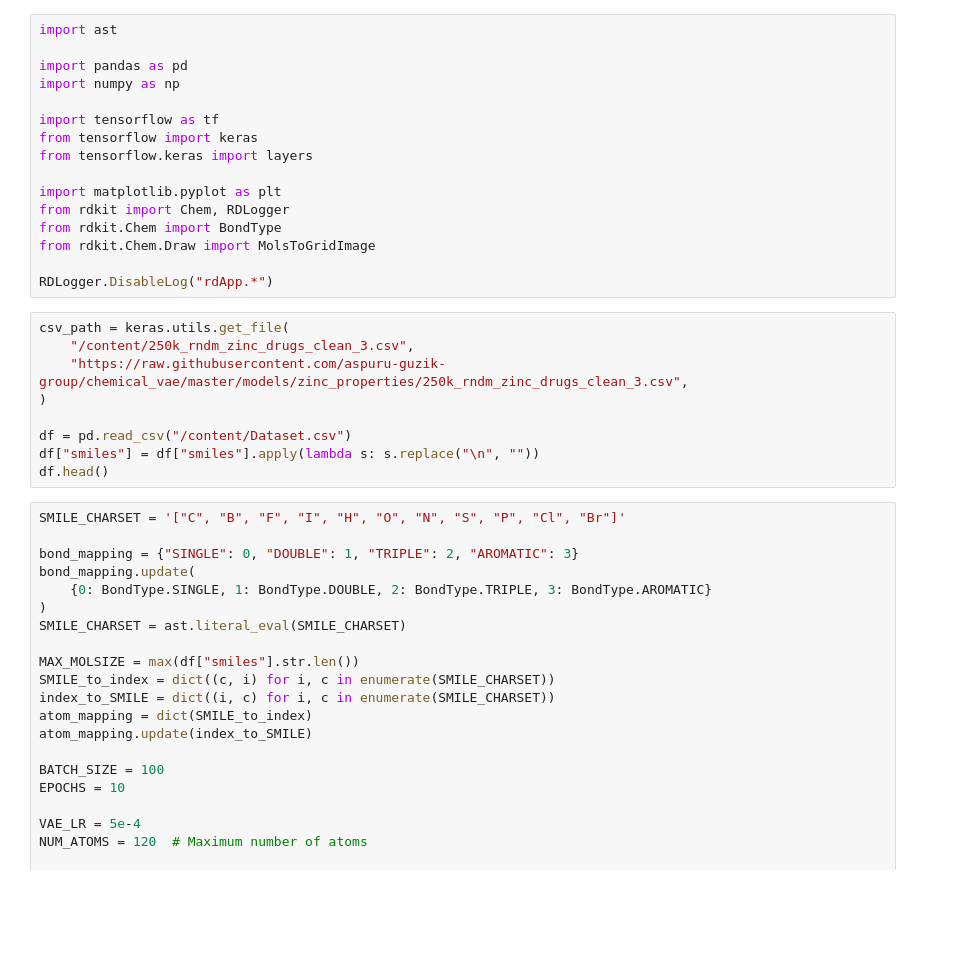
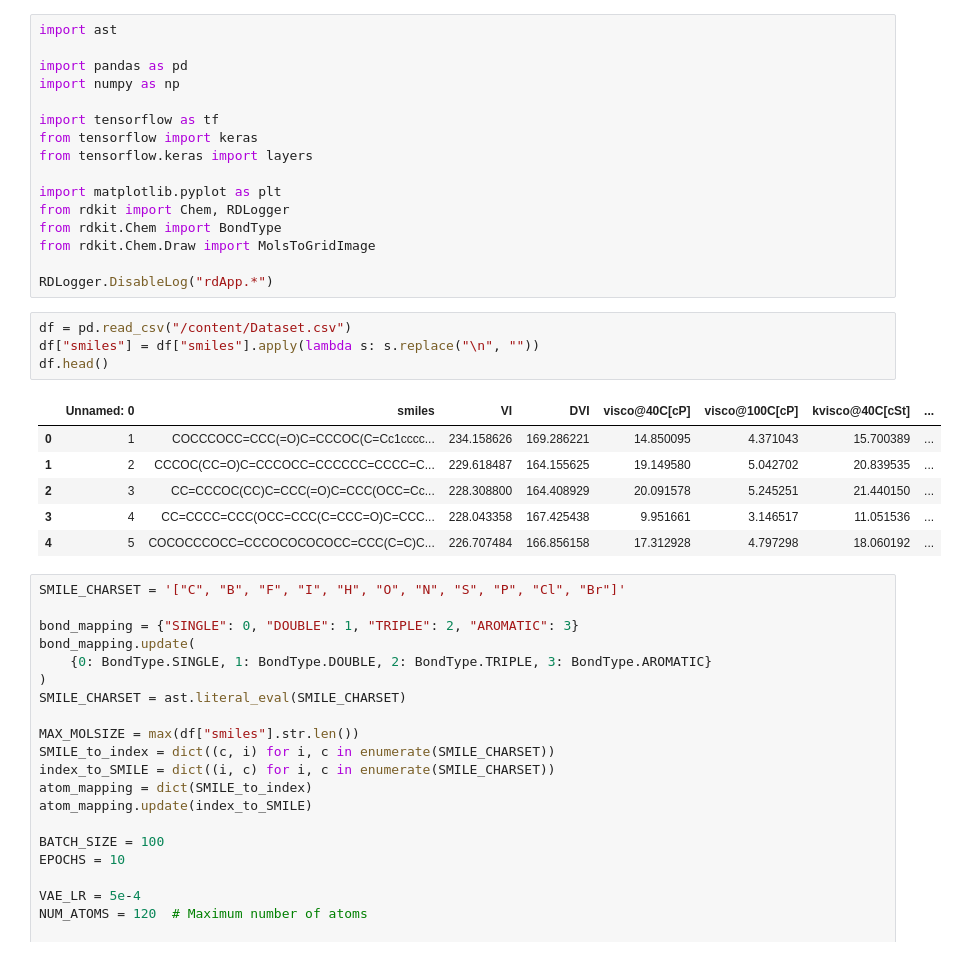
Before and after one commit to EmicoBinsfinder/GNN_Viscosity_Prediction, a Jupyter notebook: GraphVAE_MoleculeGeneration.ipynb, the cells around one changed output. Saved outputs shown, nothing was run; the diff lists cells and outputs as text; blank space fills up the shorter version.

```diff
--- a/GraphVAE_MoleculeGeneration.ipynb
+++ b/GraphVAE_MoleculeGeneration.ipynb
@@ -19,14 +19,16 @@ from rdkit.Chem.Draw import MolsToGridImage
 
 RDLogger.DisableLog("rdApp.*")
 # %%
-csv_path = keras.utils.get_file(
-    "/content/250k_rndm_zinc_drugs_clean_3.csv",
-    "https://raw.githubusercontent.com/aspuru-guzik-group/chemical_vae/master/models/zinc_properties/250k_rndm_zinc_drugs_clean_3.csv",
-)
-
 df = pd.read_csv("/content/Dataset.csv")
 df["smiles"] = df["smiles"].apply(lambda s: s.replace("\n", ""))
 df.head()
+# %% [output]
+|  | Unnamed: 0 | smiles | VI | DVI | visco@40C[cP] | visco@100C[cP] | kvisco@40C[cSt] | ... |
+| 0 | 1 | COCCCOCC=CCC(=O)C=CCCOC(C=Cc1cccc... | 234.158626 | 169.286221 | 14.850095 | 4.371043 | 15.700389 | ... |
+| 1 | 2 | CCCOC(CC=O)C=CCCOCC=CCCCCC=CCCC=C... | 229.618487 | 164.155625 | 19.149580 | 5.042702 | 20.839535 | ... |
+| 2 | 3 | CC=CCCOC(CC)C=CCC(=O)C=CCC(OCC=Cc... | 228.308800 | 164.408929 | 20.091578 | 5.245251 | 21.440150 | ... |
+| 3 | 4 | CC=CCCC=CCC(OCC=CCC(C=CCC=O)C=CCC... | 228.043358 | 167.425438 | 9.951661 | 3.146517 | 11.051536 | ... |
+| 4 | 5 | COCOCCCOCC=CCCOCOCOCOCC=CCC(C=C)C... | 226.707484 | 166.856158 | 17.312928 | 4.797298 | 18.060192 | ... |
 # %%
 SMILE_CHARSET = '["C", "B", "F", "I", "H", "O", "N", "S", "P", "Cl", "Br"]'
 
```
Also changed, not shown: parts of 3 cells of this notebook.
